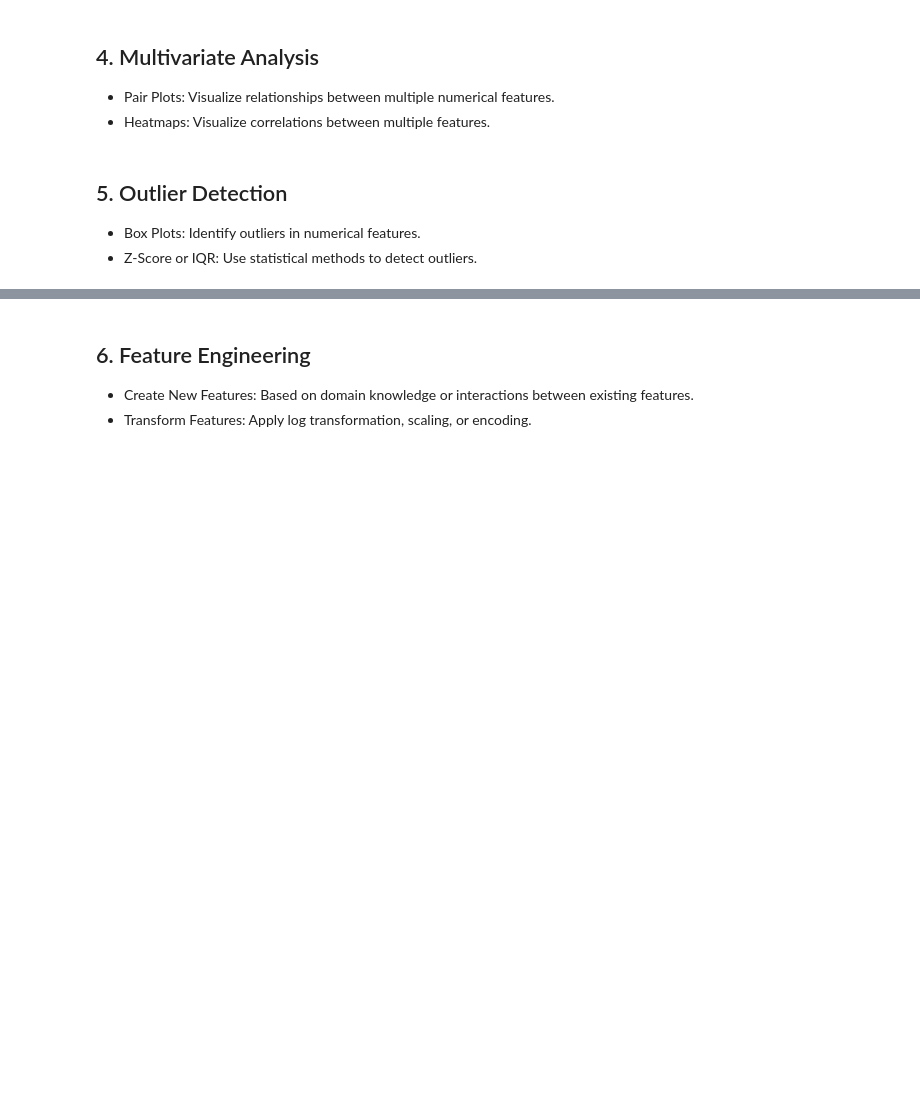
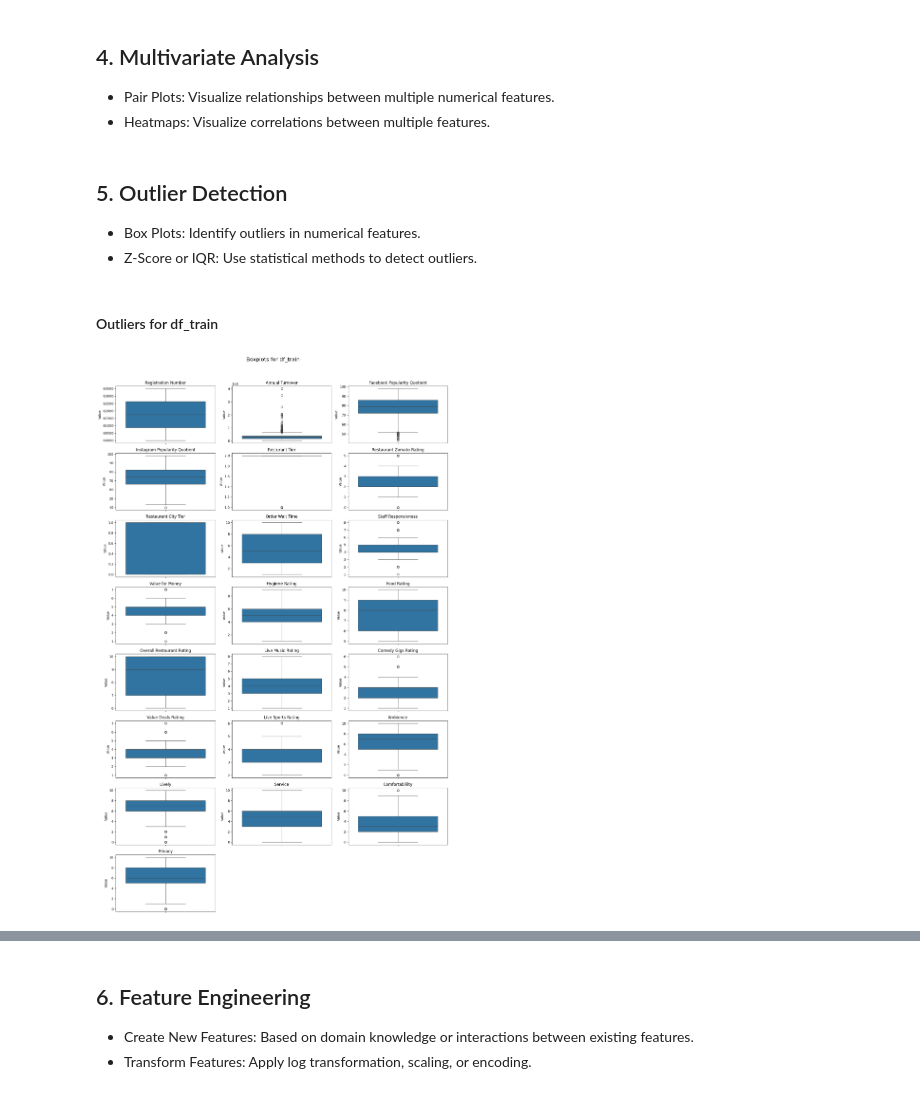
Before and after one commit to andresyarte/Restaurant-Turnover-Prediction, a Jupyter notebook: main.ipynb, the cells around one changed output, grey strips where cells are left out. Cells and saved outputs as stored; diff of their text form; code cells hidden in the pictures; blank space fills up the shorter version.

```diff
--- a/main.ipynb
+++ b/main.ipynb
@@ -887,3 +887,10 @@ Restaurant Location and Restaurant Theme do not significantly impact the depende
 ## 5. Outlier Detection
 - Box Plots: Identify outliers in numerical features.
 - Z-Score or IQR: Use statistical methods to detect outliers.
+# %% [markdown]
+#### Outliers for df_train
+# %%
+# Create boxplots for df_train
+create_boxplots(df_train, 'Boxplots for df_train')
+# %% [output]
+[figure, added]
```
Also changed, not shown: parts of 9 cells of this notebook.
